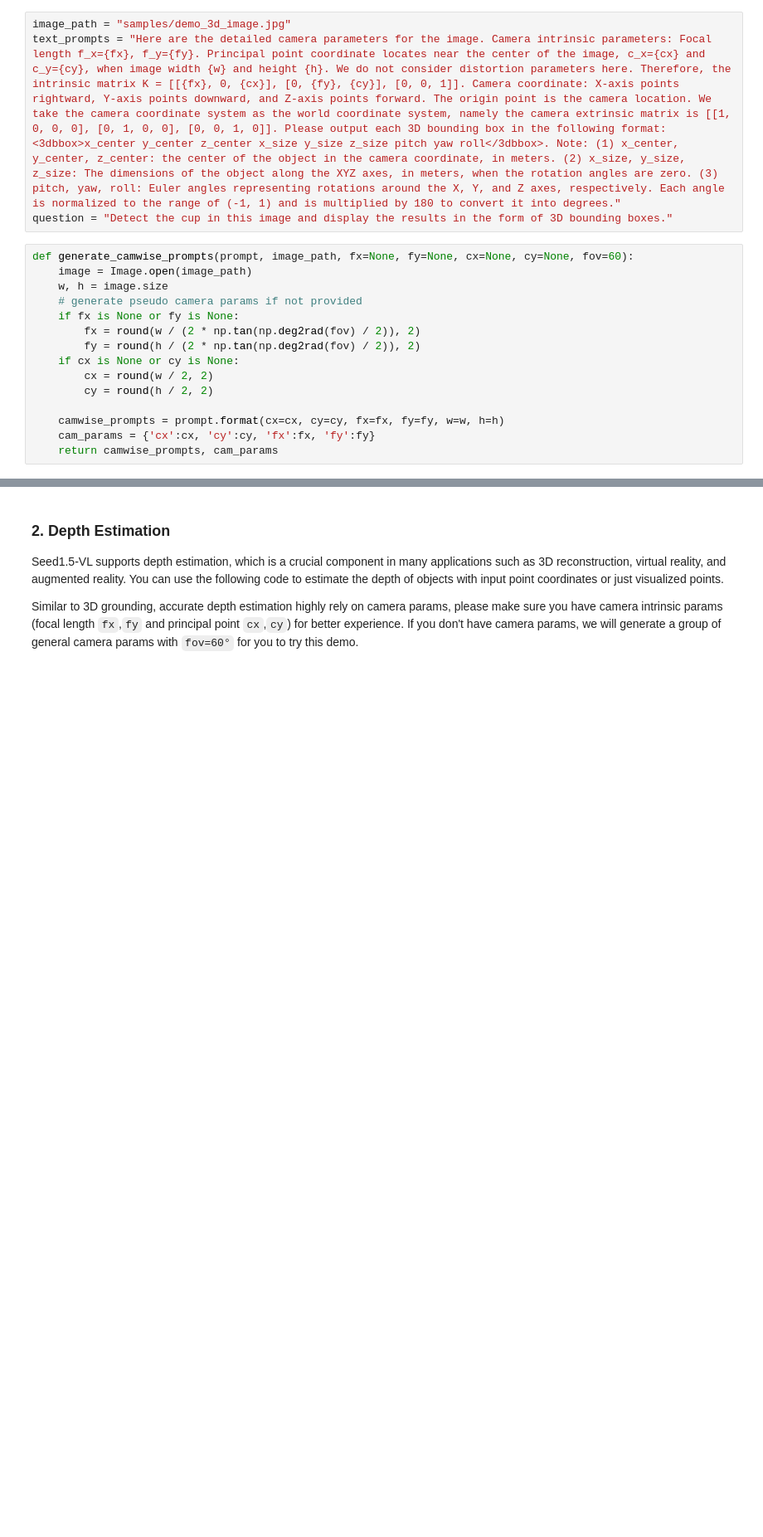
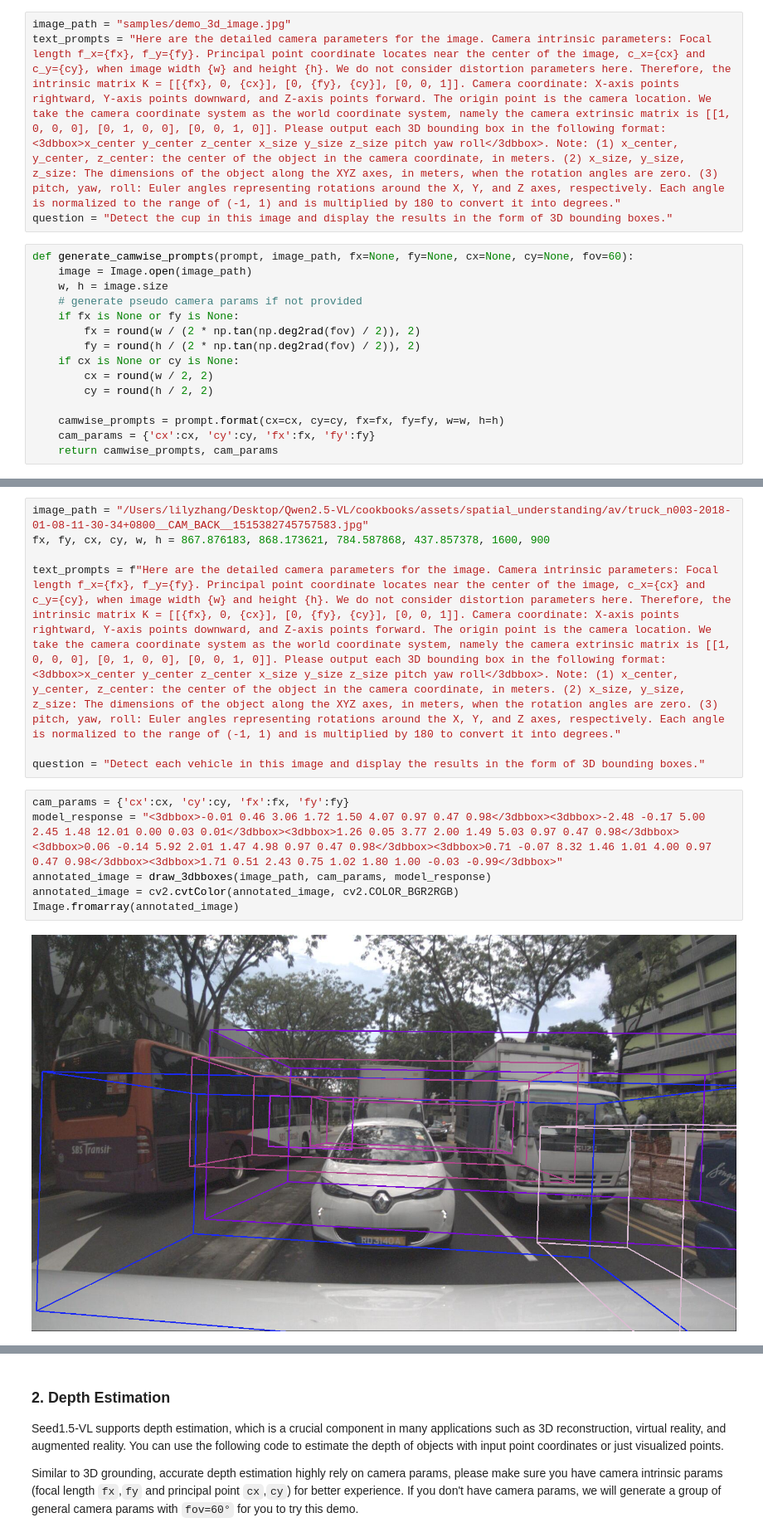
Before and after one commit to lilyzhng/Seed1.5-VL, a Jupyter notebook: 3D-Understanding/3D Understanding.ipynb, the cells around one changed output, grey strips where cells are left out. Shown at 83% size. Saved outputs shown, nothing was run; the diff lists cells and outputs as text; blank space fills up the shorter version.

```diff
--- a/3D-Understanding/3D Understanding.ipynb
+++ b/3D-Understanding/3D Understanding.ipynb
@@ -194 +223,16 @@ def draw_3dbboxes(image_path, cam_params, message):
     return annotated_image
+# %%
+image_path = "/Users/lilyzhang/Desktop/Qwen2.5-VL/cookbooks/assets/spatial_understanding/av/truck_n003-2018-01-08-11-30-34+0800__CAM_BACK__1515382745757583.jpg"
+fx, fy, cx, cy, w, h = 867.876183, 868.173621, 784.587868, 437.857378, 1600, 900
+
+text_prompts = f"Here are the detailed camera parameters for the image. Camera intrinsic parameters: Focal length f_x={fx}, f_y={fy}. Principal point coordinate locates near the center of the image, c_x={cx} and c_y={cy}, when image width {w} and height {h}. We do not consider distortion parameters here. Therefore, the intrinsic matrix K = [[{fx}, 0, {cx}], [0, {fy}, {cy}], [0, 0, 1]]. Camera coordinate: X-axis points rightward, Y-axis points downward, and Z-axis points forward. The origin point is the camera location. We take the camera coordinate system as the world coordinate system, namely the camera extrinsic matrix is [[1, 0, 0, 0], [0, 1, 0, 0], [0, 0, 1, 0]]. Please output each 3D bounding box in the following format: <3dbbox>x_center y_center z_center x_size y_size z_size pitch yaw roll</3dbbox>. Note: (1) x_center, y_center, z_center: the center of the object in the camera coordinate, in meters. (2) x_size, y_size, z_size: The dimensions of the object along the XYZ axes, in meters, when the rotation angles are zero. (3) pitch, yaw, roll: Euler angles representing rotations around the X, Y, and Z axes, respectively. Each angle is normalized to the range of (-1, 1) and is multiplied by 180 to convert it into degrees."
+
+question = "Detect each vehicle in this image and display the results in the form of 3D bounding boxes."
+# %%
+cam_params = {'cx':cx, 'cy':cy, 'fx':fx, 'fy':fy}
+model_response = "<3dbbox>-0.01 0.46 3.06 1.72 1.50 4.07 0.97 0.47 0.98</3dbbox><3dbbox>-2.48 -0.17 5.00 2.45 1.48 12.01 0.00 0.03 0.01</3dbbox><3dbbox>1.26 0.05 3.77 2.00 1.49 5.03 0.97 0.47 0.98</3dbbox><3dbbox>0.06 -0.14 5.92 2.01 1.47 4.98 0.97 0.47 0.98</3dbbox><3dbbox>0.71 -0.07 8.32 1.46 1.01 4.00 0.97 0.47 0.98</3dbbox><3dbbox>1.71 0.51 2.43 0.75 1.02 1.80 1.00 -0.03 -0.99</3dbbox>"
+annotated_image = draw_3dbboxes(image_path, cam_params, model_response)
+annotated_image = cv2.cvtColor(annotated_image, cv2.COLOR_BGR2RGB)
+Image.fromarray(annotated_image)
+# %% [output]
+[figure, added]
```
Also changed, not shown: parts of 12 cells of this notebook.
